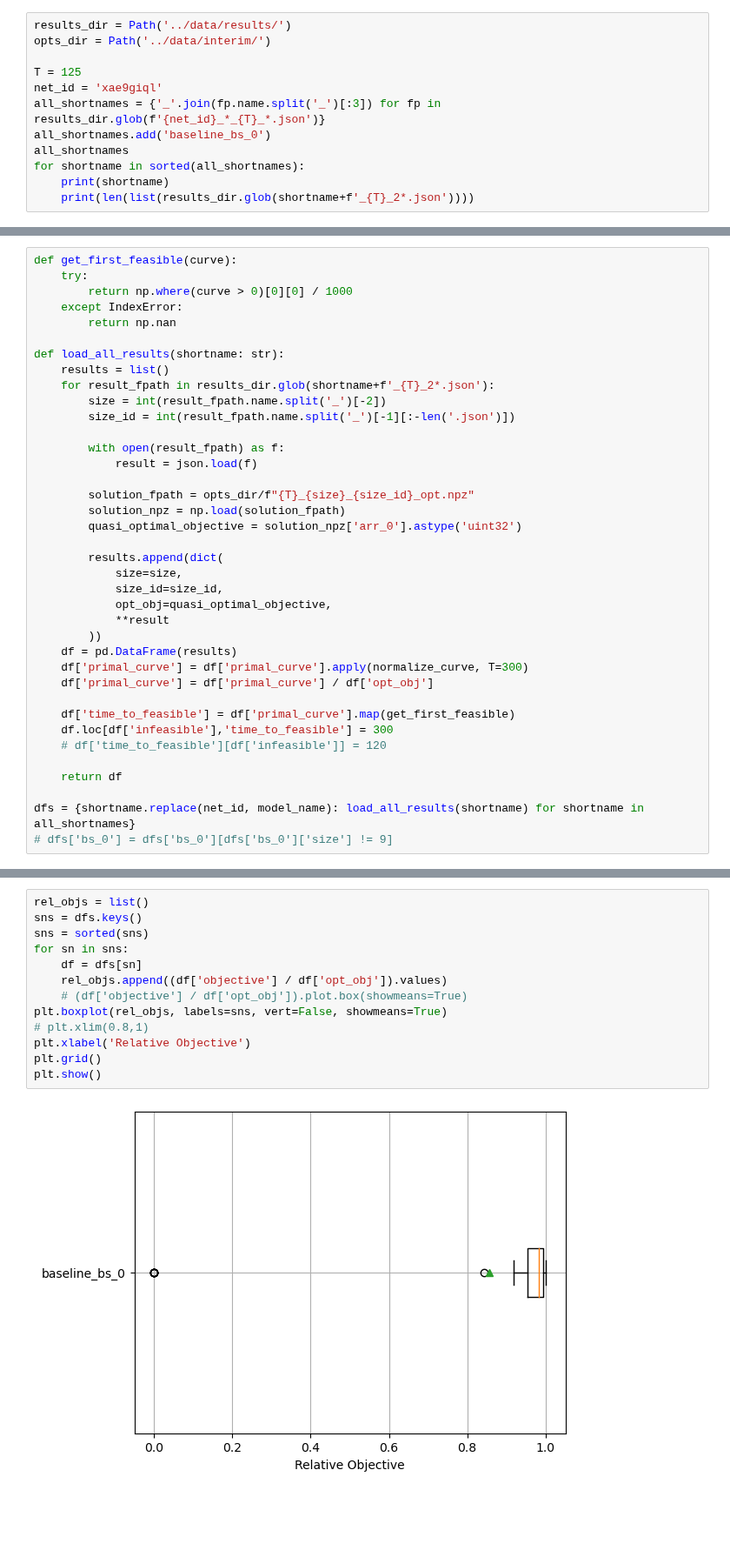
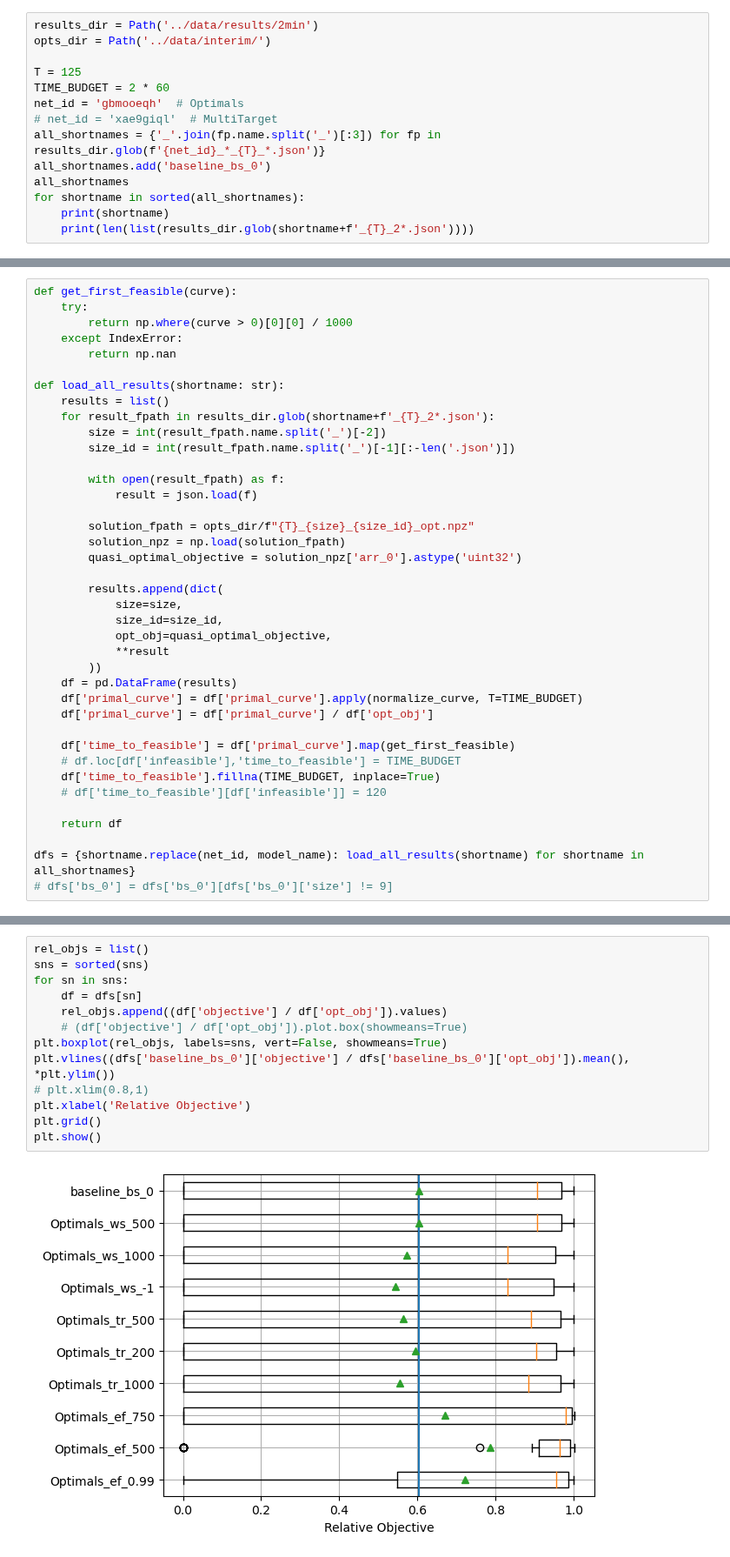
Before and after one commit to gos-ufsc/sat-gnn, a Jupyter notebook: notebooks/5.1-bmp-heuristics-evaluation.ipynb, the cells around one changed output, grey strips where cells are left out. Shown at 87% size. Saved outputs shown, nothing was run; the diff lists cells and outputs as text; blank space fills up the shorter version.

Commit message:
refactor TIME_BUDGET

```diff
--- a/notebooks/5.1-bmp-heuristics-evaluation.ipynb
+++ b/notebooks/5.1-bmp-heuristics-evaluation.ipynb
@@ -20,11 +17,13 @@ import wandb
 
 from src.utils import normalize_curve, compute_integral
 # %%
-results_dir = Path('../data/results/')
+results_dir = Path('../data/results/2min')
 opts_dir = Path('../data/interim/')
 
 T = 125
-net_id = 'xae9giql'
+TIME_BUDGET = 2 * 60
+net_id = 'gbmooeqh'  # Optimals
+# net_id = 'xae9giql'  # MultiTarget
 all_shortnames = {'_'.join(fp.name.split('_')[:3]) for fp in results_dir.glob(f'{net_id}_*_{T}_*.json')}
 all_shortnames.add('baseline_bs_0')
 all_shortnames
@@ -68,11 +82,12 @@ def load_all_results(shortname: str):
             **result
         ))
     df = pd.DataFrame(results)
-    df['primal_curve'] = df['primal_curve'].apply(normalize_curve, T=300)
+    df['primal_curve'] = df['primal_curve'].apply(normalize_curve, T=TIME_BUDGET)
     df['primal_curve'] = df['primal_curve'] / df['opt_obj']
 
     df['time_to_feasible'] = df['primal_curve'].map(get_first_feasible)
-    df.loc[df['infeasible'],'time_to_feasible'] = 300
+    # df.loc[df['infeasible'],'time_to_feasible'] = TIME_BUDGET
+    df['time_to_feasible'].fillna(TIME_BUDGET, inplace=True)
     # df['time_to_feasible'][df['infeasible']] = 120
 
     return df
@@ -96,18 +129,18 @@ Name: infeasibility rate, dtype: float64
 # %%
 rel_objs = list()
-sns = dfs.keys()
 sns = sorted(sns)
 for sn in sns:
     df = dfs[sn]
     rel_objs.append((df['objective'] / df['opt_obj']).values)
     # (df['objective'] / df['opt_obj']).plot.box(showmeans=True)
 plt.boxplot(rel_objs, labels=sns, vert=False, showmeans=True)
+plt.vlines((dfs['baseline_bs_0']['objective'] / dfs['baseline_bs_0']['opt_obj']).mean(), *plt.ylim())
 # plt.xlim(0.8,1)
 plt.xlabel('Relative Objective')
 plt.grid()
 plt.show()
 # %% [output]
-[figure, old version]
+[figure, new version]
 # %%
 ttfs = list()
 for sn in sns:
```
Also changed, not shown: parts of 8 cells of this notebook.
